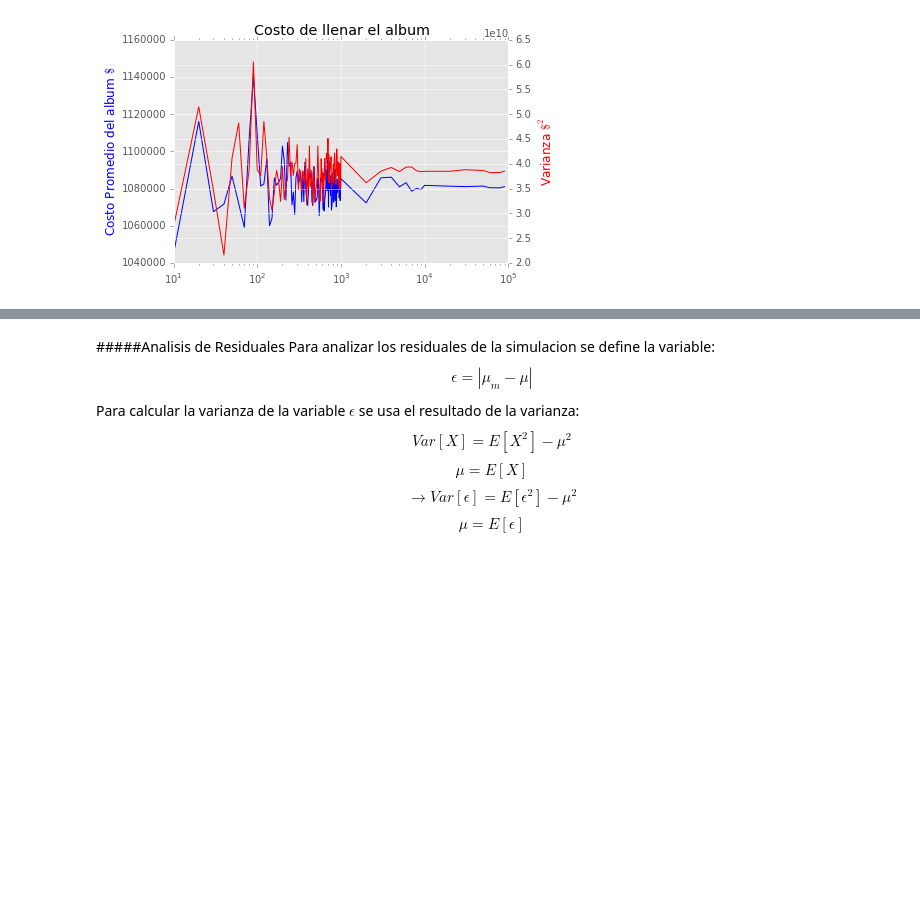
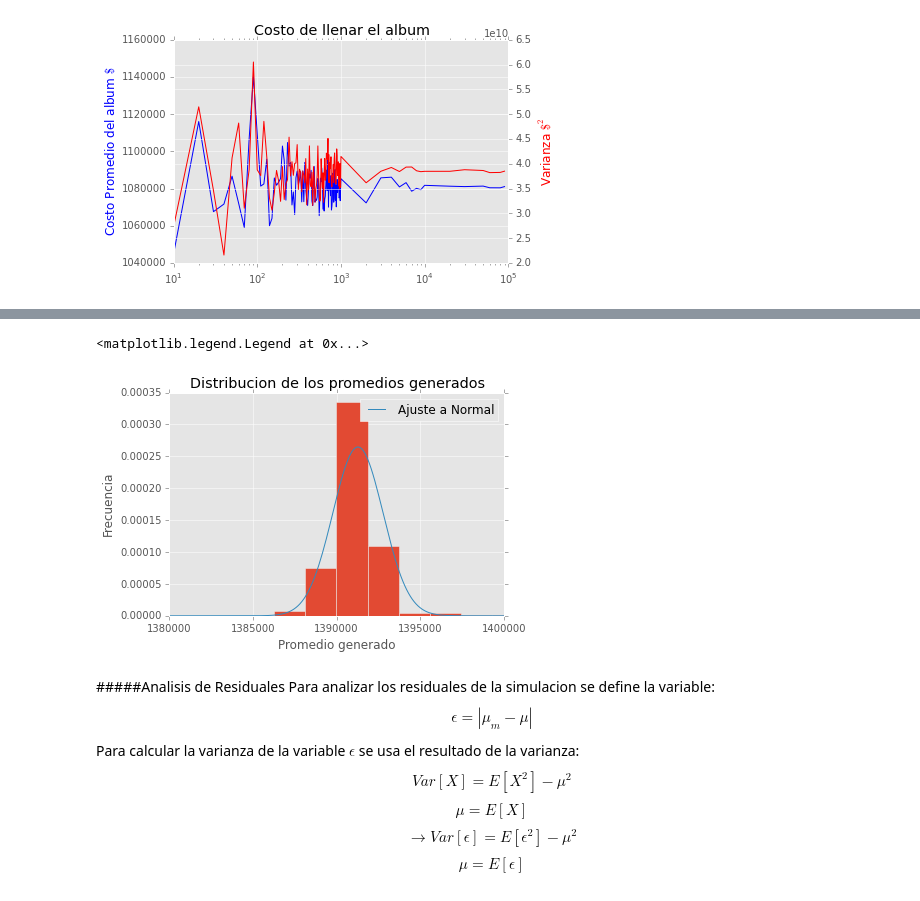
Before and after one commit to JC-AlfonsoR/CM20151_HW7_AlfonsoOrtiz, a Jupyter notebook: P1_Album_mundial/P1_Album_mundial.ipynb, the cells around one changed output, grey strips where cells are left out. Saved outputs shown, nothing was run; the diff lists cells and outputs as text; code cells hidden in the pictures; blank space fills up the shorter version.

```diff
--- a/P1_Album_mundial/P1_Album_mundial.ipynb
+++ b/P1_Album_mundial/P1_Album_mundial.ipynb
@@ -63,3 +69,16 @@ Y asumiendo que todas las $640$ fichas se obtienen con la misma probabilidad se
+# %%
+y,bins,info = hist(Media_c,bins=30, normed=True)
+title('Distribucion de los promedios generados')
+xlabel('Promedio generado')
+ylabel('Frecuencia')
+n_dist = scipy.stats.norm(mean(Media_c),std(Media_c))
+xx = linspace(min(bins),max(bins),500)
+plot(xx,n_dist.pdf(xx),label='Ajuste a Normal')
+xlim([138e4,140e4])
+legend()
+# %% [output]
+<matplotlib.legend.Legend at 0x...>
+[figure, added]
 # %% [markdown]
 #####Analisis de Residuales
 Para analizar los residuales de la simulacion se define la variable:
```
Also changed, not shown: parts of 17 cells of this notebook, 10 other files.
